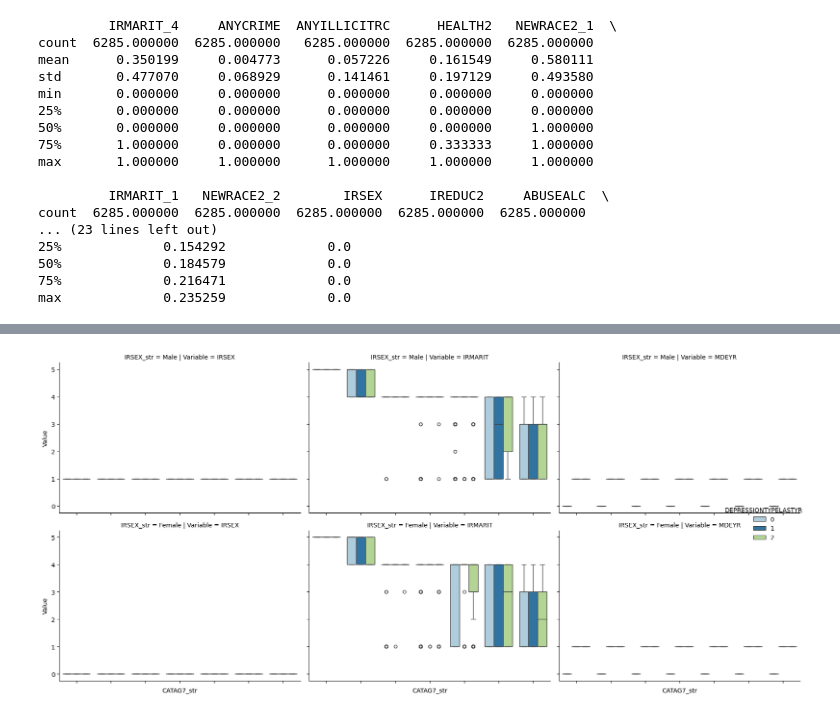
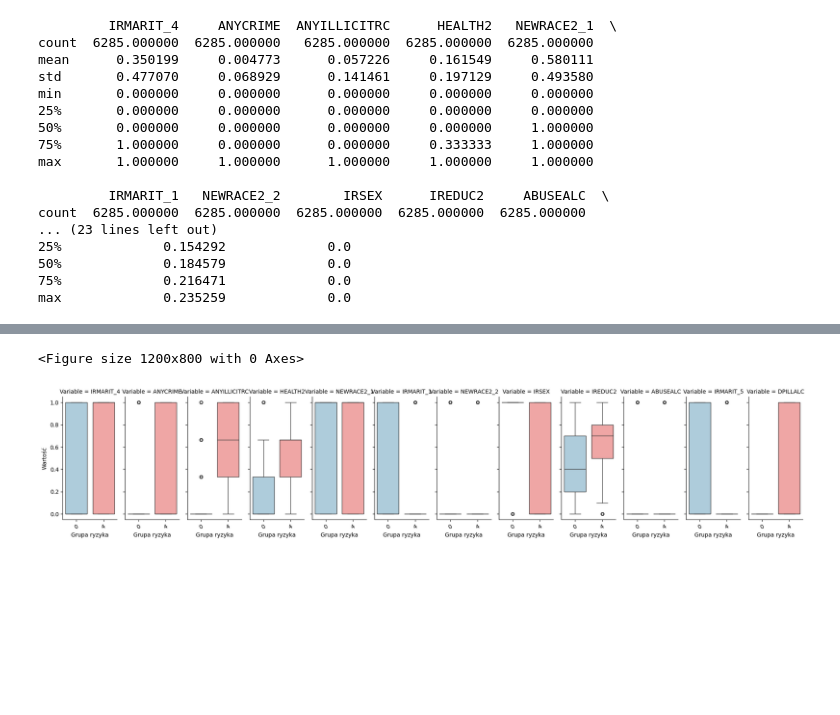
Before and after one commit to mmcza/Gender-Mental-Illness-and-Crime-in-the-United-States-Analysis, a Jupyter notebook: Mental-Illness-Analysis.ipynb, the cells around one changed output, grey strips where cells are left out. Drawn from its saved outputs; the diff is of its cells as text; code cells hidden in the pictures; blank space fills up the shorter version.

Commit message:
Added depression group risk analysis plots, now just requires some summary

```diff
--- a/Mental-Illness-Analysis.ipynb
+++ b/Mental-Illness-Analysis.ipynb
@@ -1416,38 +1416,32 @@ print(training_set[training_set['Prediction_bin'] == 4])
-# %%
-import pandas as pd
-import seaborn as sns
-import matplotlib.pyplot as plt
-
-# List of numeric columns you want boxplots for
-numeric_cols = ['IRSEX', 'IRMARIT', 'MDEYR']
-
-# Melt (unpivot) the DataFrame into a "long" format
-melted_df = data_df.melt(
-    id_vars=['CATAG7_str', 'DEPRESSIONTYPELASTYR', 'IRSEX_str'],
-    value_vars=numeric_cols,
-    var_name='Variable',
-    value_name='Value'
-)
-
-# Create catplots with boxplots for each numeric column
-# Each column from numeric_cols will appear in a separate subplot
-g = sns.catplot(
-    data=melted_df,
-    x='CATAG7_str',
-    y='Value',
-    hue='DEPRESSIONTYPELASTYR',
-    col='Variable',        # separate subplot for each numeric column
-    row='IRSEX_str',       # separate rows by IRSEX_str
-    kind='box',
-    palette='Paired',
-    height=4,
-    aspect=1.3,
-    legend_out=True,
-    order=['12-13', '14-15', '16-17', '18-20', '21-25', '26-34', '35+']
-)
-
-g.set_xticklabels(rotation=30)
-plt.tight_layout()
-plt.show()
-# %% [output]
-[figure, removed]
+# %%
+numeric_cols = list(columns_for_model.copy())
+
+melted_df = training_set.melt(
+    id_vars=['Prediction_bin'],
+    value_vars=numeric_cols,
+    var_name='Variable',
+    value_name='Value'
+)
+
+plt.figure(figsize=(12, 8))
+g = sns.catplot(
+    data=melted_df,
+    x='Prediction_bin',
+    y='Value',
+    hue='Prediction_bin',
+    col='Variable',
+    kind='box',
+    palette='Paired',
+    height=4,
+    aspect=0.4,
+    order=[0, 4],
+    legend=False
+)
+
+g.set_xticklabels(rotation=30)
+g.set_axis_labels("Grupa ryzyka", "Wartość")
+plt.tight_layout()
+plt.show()
+# %% [output]
+<Figure size 1200x800 with 0 Axes>
+[figure, added]
```
Also changed, not shown: parts of 3 cells of this notebook.
